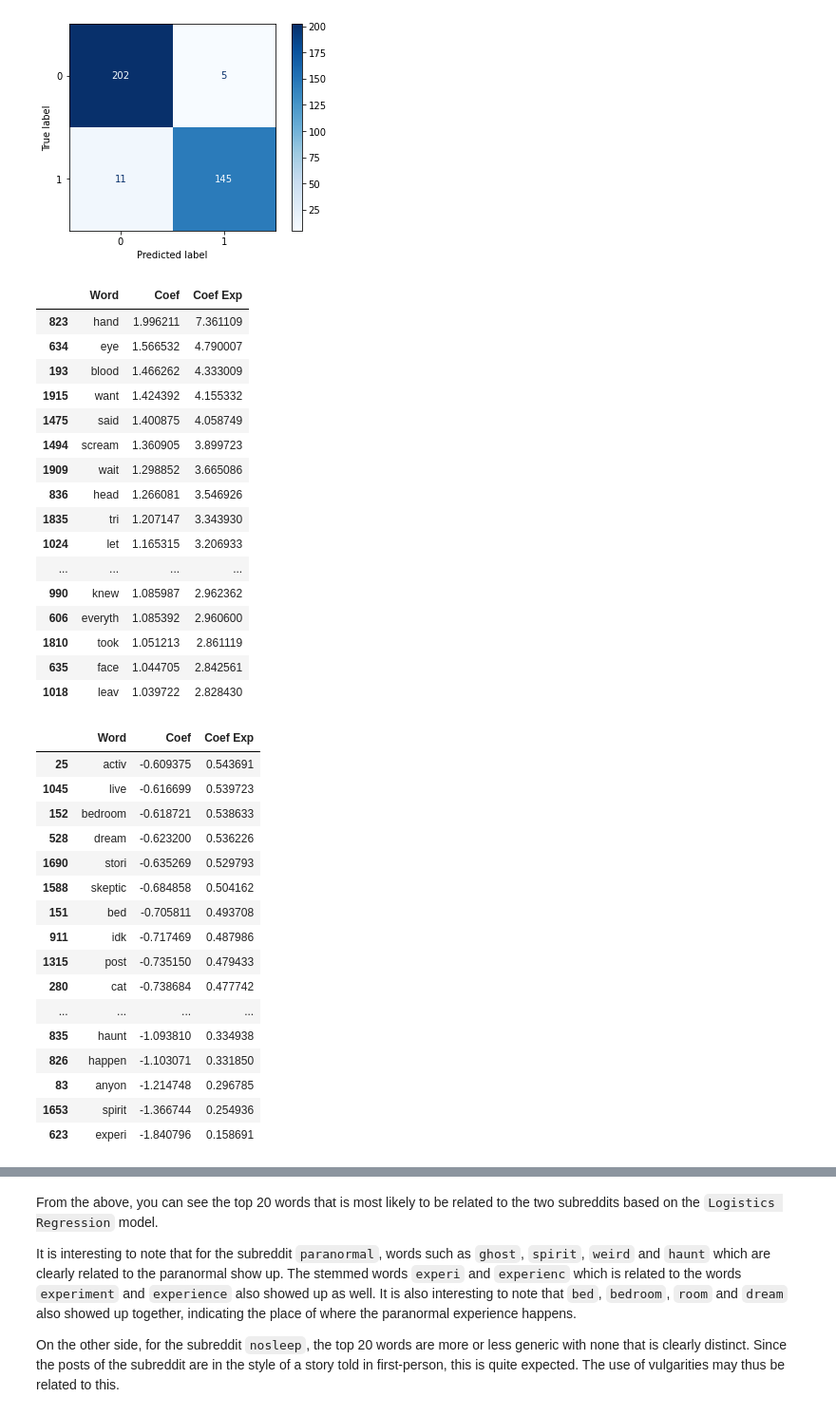
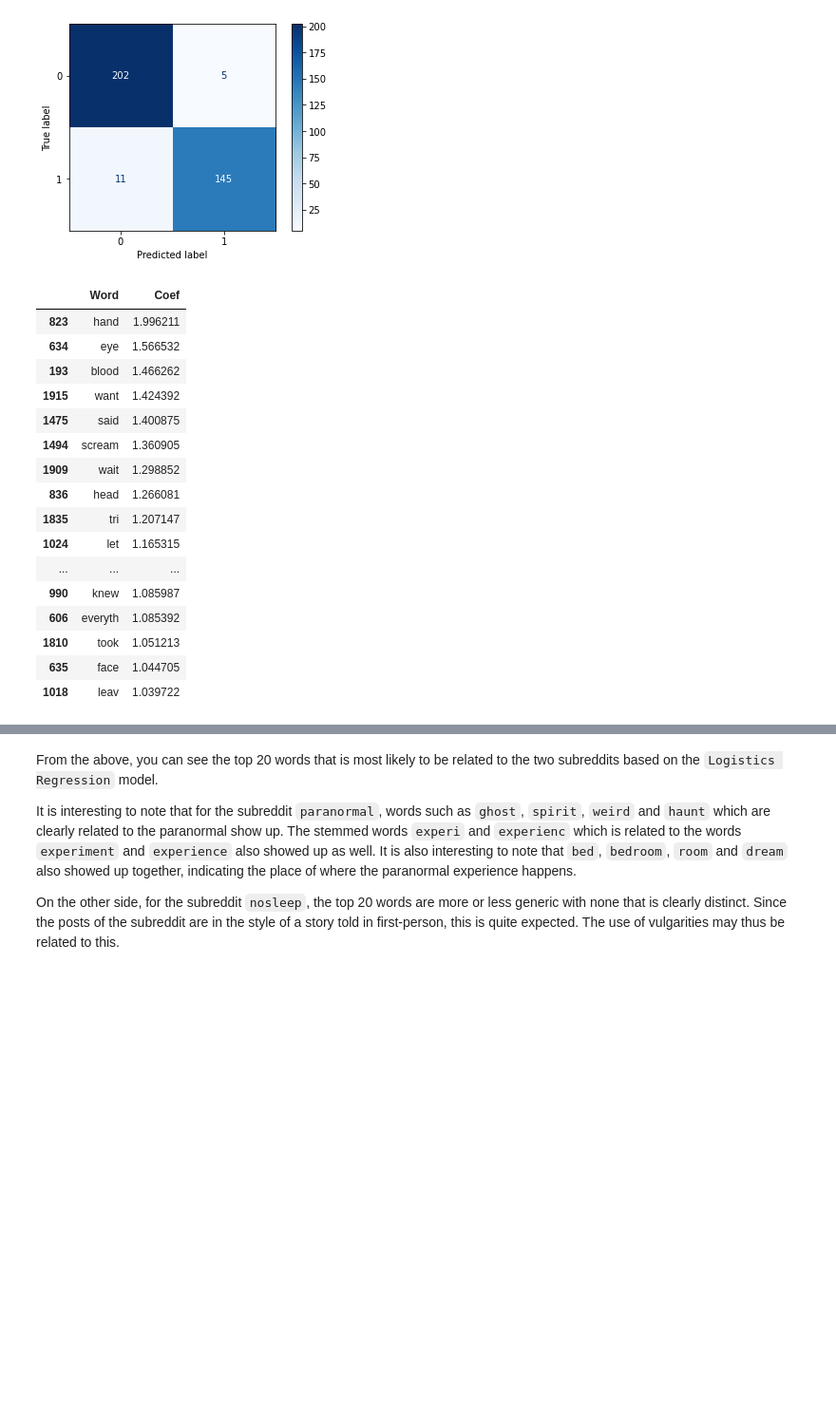
Before and after one commit to Yongfahaik/GA_projects, a Jupyter notebook: project_3/code/03_Modelling_and_Analysis.ipynb, the cells around one changed output, grey strips where cells are left out. Shown at 95% size. Saved outputs shown, nothing was run; the diff lists cells and outputs as text; code cells hidden in the pictures; blank space fills up the shorter version.

```diff
--- a/project_3/code/03_Modelling_and_Analysis.ipynb
+++ b/project_3/code/03_Modelling_and_Analysis.ipynb
@@ -962,46 +963,26 @@ F1 Score:  0.9477
 [figure]
 # %%
 # Feature Coefficients
-word_coef = pd.DataFrame({'Word': model_logreg.feature_names_in_, 'Coef': model_logreg.coef_[0],
-                          'Coef Exp': np.exp(model_logreg.coef_[0])})
-
-# top 20 words related to the target subreddit nosleep
-display(word_coef.sort_values('Coef', ascending=False).head(20))
-
-# top 20 words related to the other subreddit paranormal
-display(word_coef.sort_values('Coef', ascending=False).tail(20))
+word_coef = pd.DataFrame({'Word': model_logreg.feature_names_in_, 'Coef': model_logreg.coef_[0]})
-# %% [output]
-|  | Word | Coef | Coef Exp |
-| 823 | hand | 1.996211 | 7.361109 |
-| 634 | eye | 1.566532 | 4.790007 |
-| 193 | blood | 1.466262 | 4.333009 |
-| 1915 | want | 1.424392 | 4.155332 |
-| 1475 | said | 1.400875 | 4.058749 |
-| 1494 | scream | 1.360905 | 3.899723 |
-| 1909 | wait | 1.298852 | 3.665086 |
-| 836 | head | 1.266081 | 3.546926 |
-| 1835 | tri | 1.207147 | 3.343930 |
-| 1024 | let | 1.165315 | 3.206933 |
-| ... | ... | ... | ... |
-| 990 | knew | 1.085987 | 2.962362 |
-| 606 | everyth | 1.085392 | 2.960600 |
-| 1810 | took | 1.051213 | 2.861119 |
-| 635 | face | 1.044705 | 2.842561 |
-| 1018 | leav | 1.039722 | 2.828430 |
-|  | Word | Coef | Coef Exp |
-| 25 | activ | -0.609375 | 0.543691 |
-| 1045 | live | -0.616699 | 0.539723 |
-| 152 | bedroom | -0.618721 | 0.538633 |
-| 528 | dream | -0.623200 | 0.536226 |
-| 1690 | stori | -0.635269 | 0.529793 |
-| 1588 | skeptic | -0.684858 | 0.504162 |
-| 151 | bed | -0.705811 | 0.493708 |
-| 911 | idk | -0.717469 | 0.487986 |
-| 1315 | post | -0.735150 | 0.479433 |
-| 280 | cat | -0.738684 | 0.477742 |
-| ... | ... | ... | ... |
-| 835 | haunt | -1.093810 | 0.334938 |
-| 826 | happen | -1.103071 | 0.331850 |
-| 83 | anyon | -1.214748 | 0.296785 |
-| 1653 | spirit | -1.366744 | 0.254936 |
-| 623 | experi | -1.840796 | 0.158691 |
+# %%
+# top 20 words related to the target subreddit nosleep
+word_coef_nosleep = word_coef.sort_values('Coef', ascending=False).head(20)
+display(word_coef_nosleep)
+# %% [output]
+|  | Word | Coef |
+| 823 | hand | 1.996211 |
+| 634 | eye | 1.566532 |
+| 193 | blood | 1.466262 |
+| 1915 | want | 1.424392 |
+| 1475 | said | 1.400875 |
+| 1494 | scream | 1.360905 |
+| 1909 | wait | 1.298852 |
+| 836 | head | 1.266081 |
+| 1835 | tri | 1.207147 |
+| 1024 | let | 1.165315 |
+| ... | ... | ... |
+| 990 | knew | 1.085987 |
+| 606 | everyth | 1.085392 |
+| 1810 | took | 1.051213 |
+| 635 | face | 1.044705 |
+| 1018 | leav | 1.039722 |
```
Also changed, not shown: parts of 15 cells of this notebook, 4 other files.
